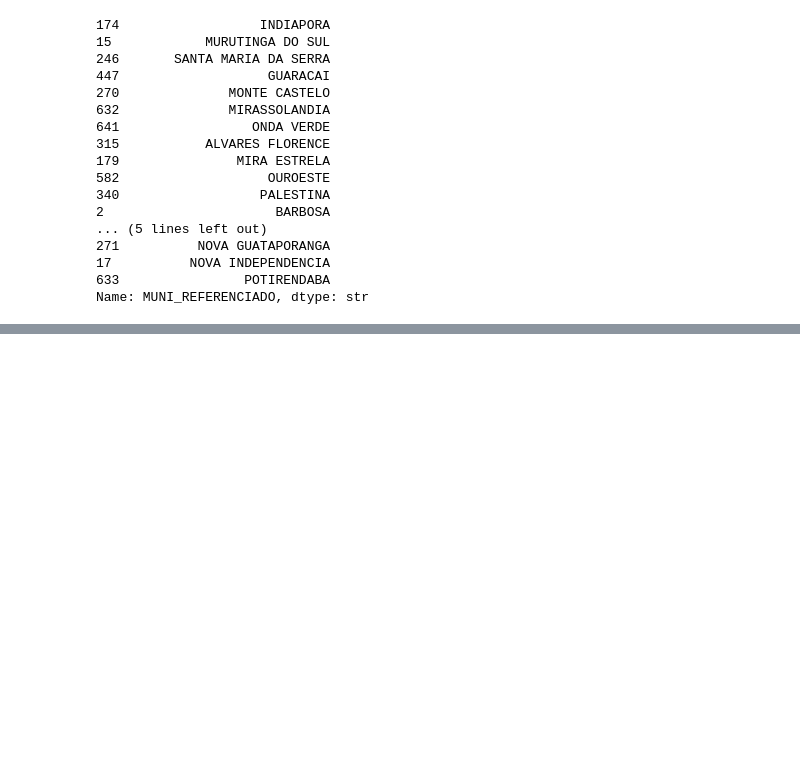
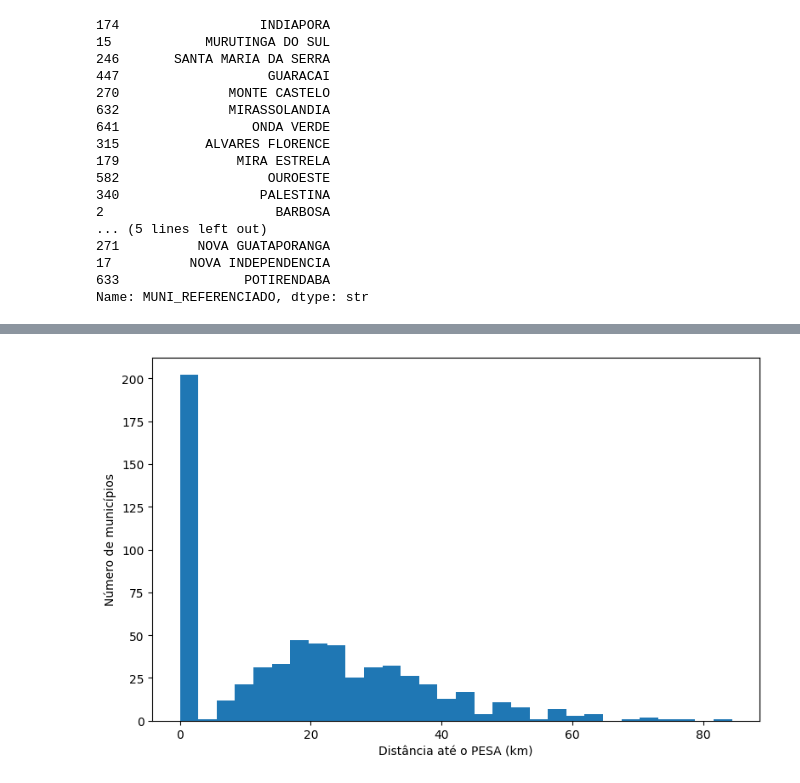
Before and after one commit to lucascgmermano/escorpiao_pesa, a Jupyter notebook: 09-exploratoria-01.ipynb, the cells around one changed output, grey strips where cells are left out. Saved outputs shown, nothing was run; the diff lists cells and outputs as text; code cells hidden in the pictures; blank space fills up the shorter version.

```diff
--- a/09-exploratoria-01.ipynb
+++ b/09-exploratoria-01.ipynb
@@ -427,0 +529,14 @@ plt.show()
+# %%
+# Distribuição da distância
+
+plt.figure(figsize=(8,5))
+
+plt.hist(df["DISTANCIA"], bins=30)
+
+plt.xlabel("Distância até o PESA (km)")
+plt.ylabel("Número de municípios")
+
+plt.tight_layout()
+plt.show()
+# %% [output]
+[figure, added]
```
Also changed, not shown: parts of 33 cells of this notebook, 2 other files.
